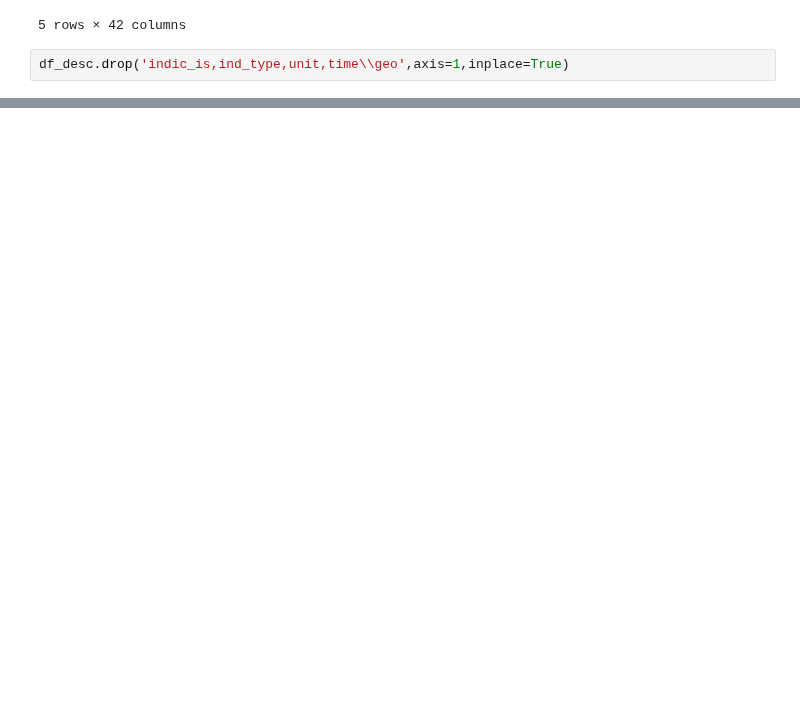
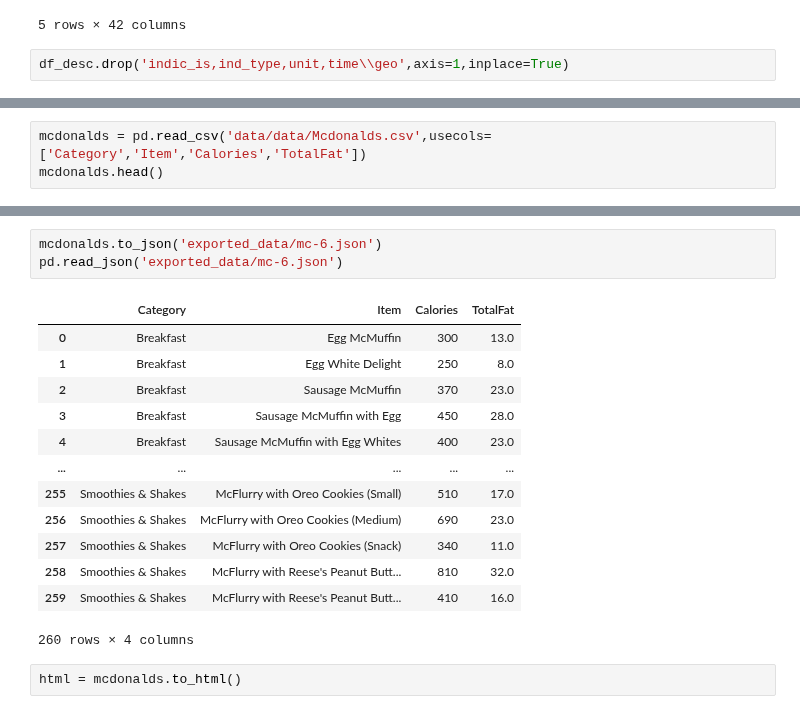
Before and after one commit to Byienio/Pandas_pg, a Jupyter notebook: ImportAndExport.ipynb, the cells around one changed output, grey strips where cells are left out. Cells and saved outputs as stored; diff of their text form; blank space fills up the shorter version.

Commit message:
Data export

```diff
--- a/ImportAndExport.ipynb
+++ b/ImportAndExport.ipynb
@@ -45,0 +50,3 @@ df_desc.drop('indic_is,ind_type,unit,time\\geo',axis=1,inplace=True)
+# %%
+mcdonalds = pd.read_csv('data/data/Mcdonalds.csv',usecols=['Category','Item','Calories','TotalFat'])
+mcdonalds.head()
@@ -45,0 +117,19 @@ df_desc.drop('indic_is,ind_type,unit,time\\geo',axis=1,inplace=True)
+# %%
+mcdonalds.to_json('exported_data/mc-6.json')
+pd.read_json('exported_data/mc-6.json')
+# %% [output]
+|  | Category | Item | Calories | TotalFat |
+| 0 | Breakfast | Egg McMuffin | 300 | 13.0 |
+| 1 | Breakfast | Egg White Delight | 250 | 8.0 |
+| 2 | Breakfast | Sausage McMuffin | 370 | 23.0 |
+| 3 | Breakfast | Sausage McMuffin with Egg | 450 | 28.0 |
+| 4 | Breakfast | Sausage McMuffin with Egg Whites | 400 | 23.0 |
+| ... | ... | ... | ... | ... |
+| 255 | Smoothies & Shakes | McFlurry with Oreo Cookies (Small) | 510 | 17.0 |
+| 256 | Smoothies & Shakes | McFlurry with Oreo Cookies (Medium) | 690 | 23.0 |
+| 257 | Smoothies & Shakes | McFlurry with Oreo Cookies (Snack) | 340 | 11.0 |
+| 258 | Smoothies & Shakes | McFlurry with Reese's Peanut Butt... | 810 | 32.0 |
+| 259 | Smoothies & Shakes | McFlurry with Reese's Peanut Butt... | 410 | 16.0 |
+260 rows × 4 columns
+# %%
+html = mcdonalds.to_html()
```
Also changed, not shown: parts of 10 cells of this notebook.
